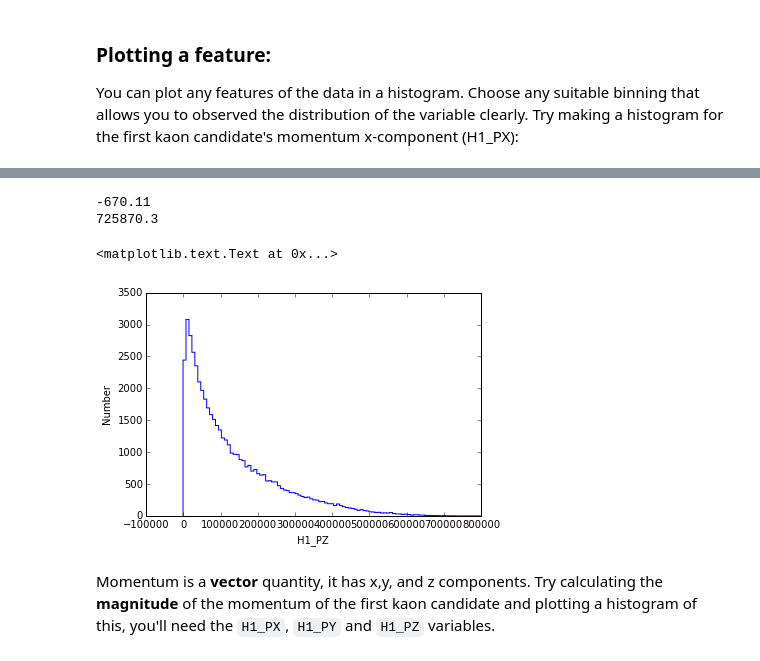
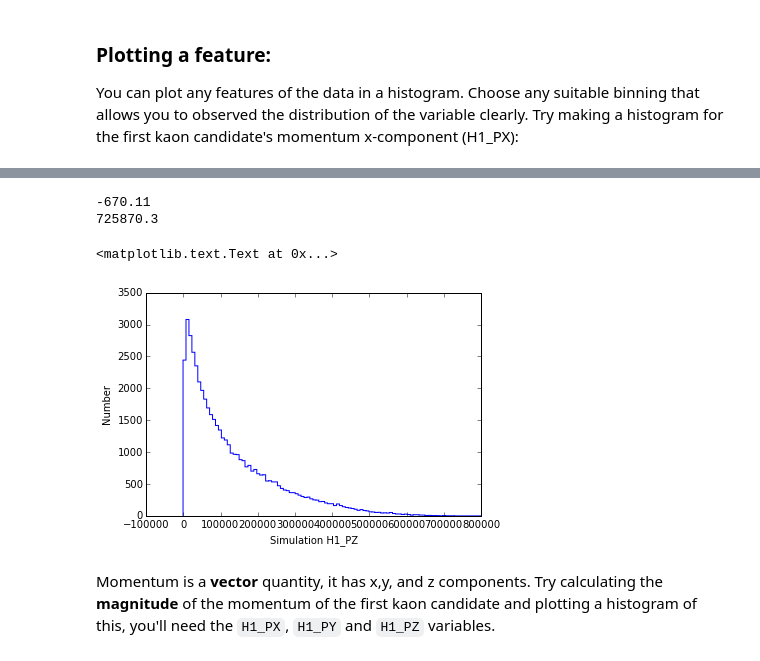
Before and after one commit to pjholt/opendata-project, a Jupyter notebook: LHCb_Open_Data_Project.ipynb, the cells around one changed output, grey strips where cells are left out. Saved outputs shown, nothing was run; the diff lists cells and outputs as text; code cells hidden in the pictures.

```diff
--- a/LHCb_Open_Data_Project.ipynb
+++ b/LHCb_Open_Data_Project.ipynb
@@ -113,15 +113,15 @@ ylabel('Number')
 # %%
 # make a histogram of the H1_PZ variable here
 print(sim_data.H1_PZ.min())
 print(sim_data.H1_PZ.max())
 H_sim_data_H1_PZ = sim_data.H1_PZ.hist(bins=101, range=[-1000, 800000])
-xlabel('H1_PZ')
+xlabel('Simulation H1_PZ')
 ylabel('Number')
 # %% [output]
 -670.11
 725870.3
 <matplotlib.text.Text at 0x...>
-[figure, old version]
+[figure, new version]
 # %% [markdown]
 Momentum is a **vector** quantity, it has x,y, and z components. Try calculating the **magnitude** of the momentum of the first kaon candidate and plotting a histogram of this, you'll need the `H1_PX`, `H1_PY` and `H1_PZ` variables.
 # %%
```
Also changed, not shown: parts of 27 cells of this notebook.
